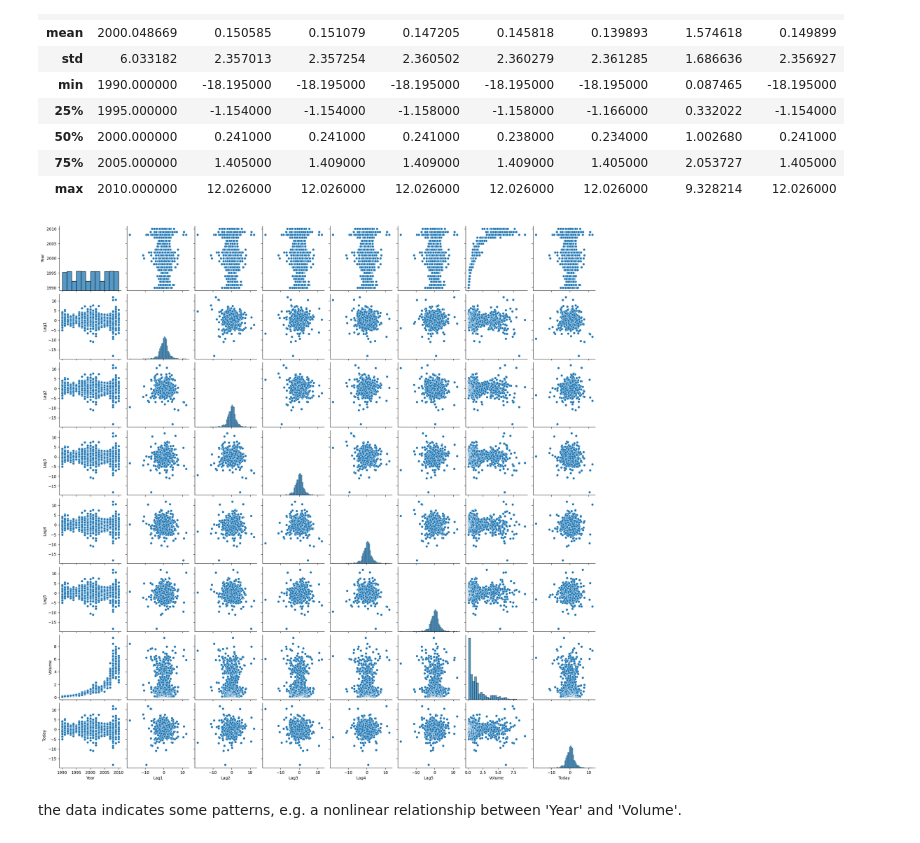
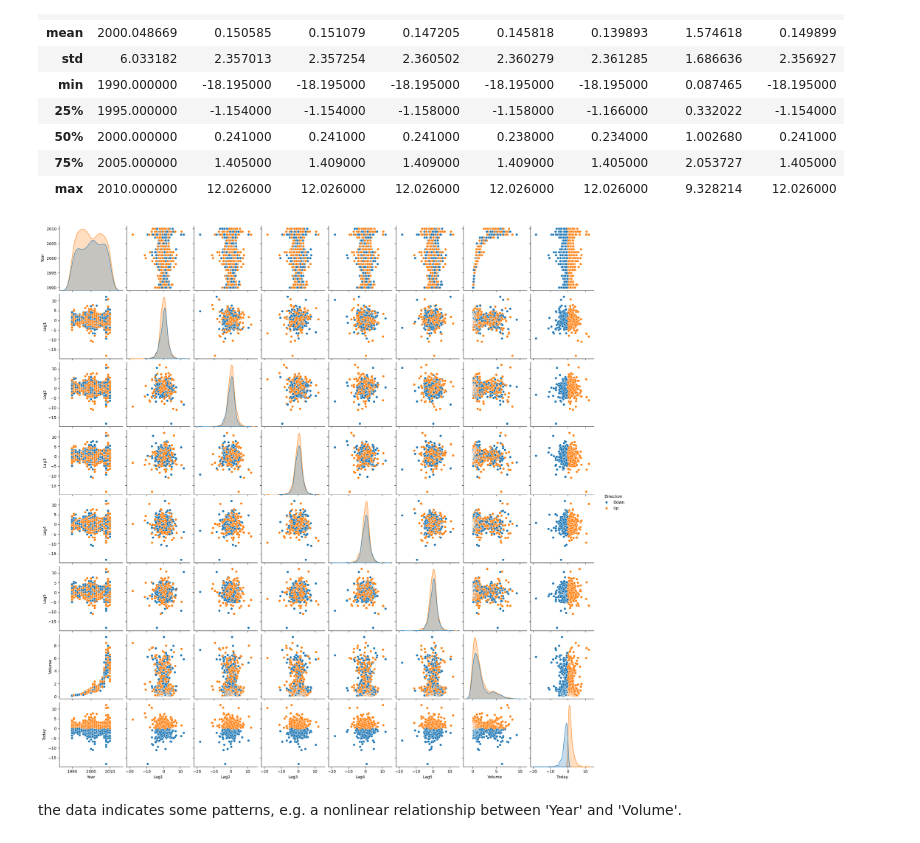
Before and after one commit to PiusCarbon/StatML, a Jupyter notebook: assignment2.ipynb, the cells around one changed output. Drawn from its saved outputs; the diff is of its cells as text; code cells hidden in the pictures.

```diff
--- a/assignment2.ipynb
+++ b/assignment2.ipynb
@@ -41,10 +41,10 @@ df_weekly.describe()
 | 75% | 2005.000000 | 1.405000 | 1.409000 | 1.409000 | 1.409000 | 1.405000 | 2.053727 | 1.405000 |
 | max | 2010.000000 | 12.026000 | 12.026000 | 12.026000 | 12.026000 | 12.026000 | 9.328214 | 12.026000 |
 # %%
-sns.pairplot(df_weekly)
+sns.pairplot(df_weekly, hue='Direction')
 plt.show()
 # %% [output]
-[figure, old version]
+[figure, new version]
 # %% [markdown]
 the data indicates some patterns, e.g. a nonlinear relationship between 'Year' and 'Volume'.
 # %% [markdown]
```
Also changed, not shown: parts of 17 cells of this notebook.
